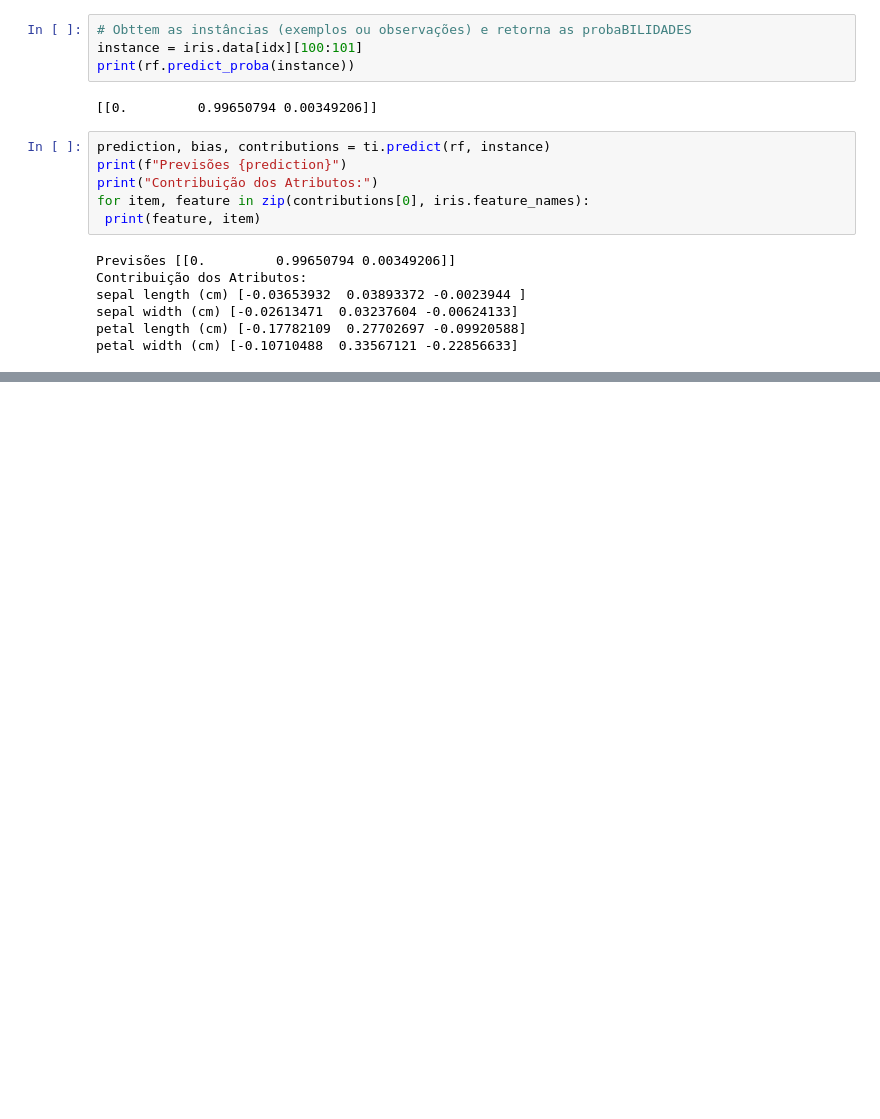
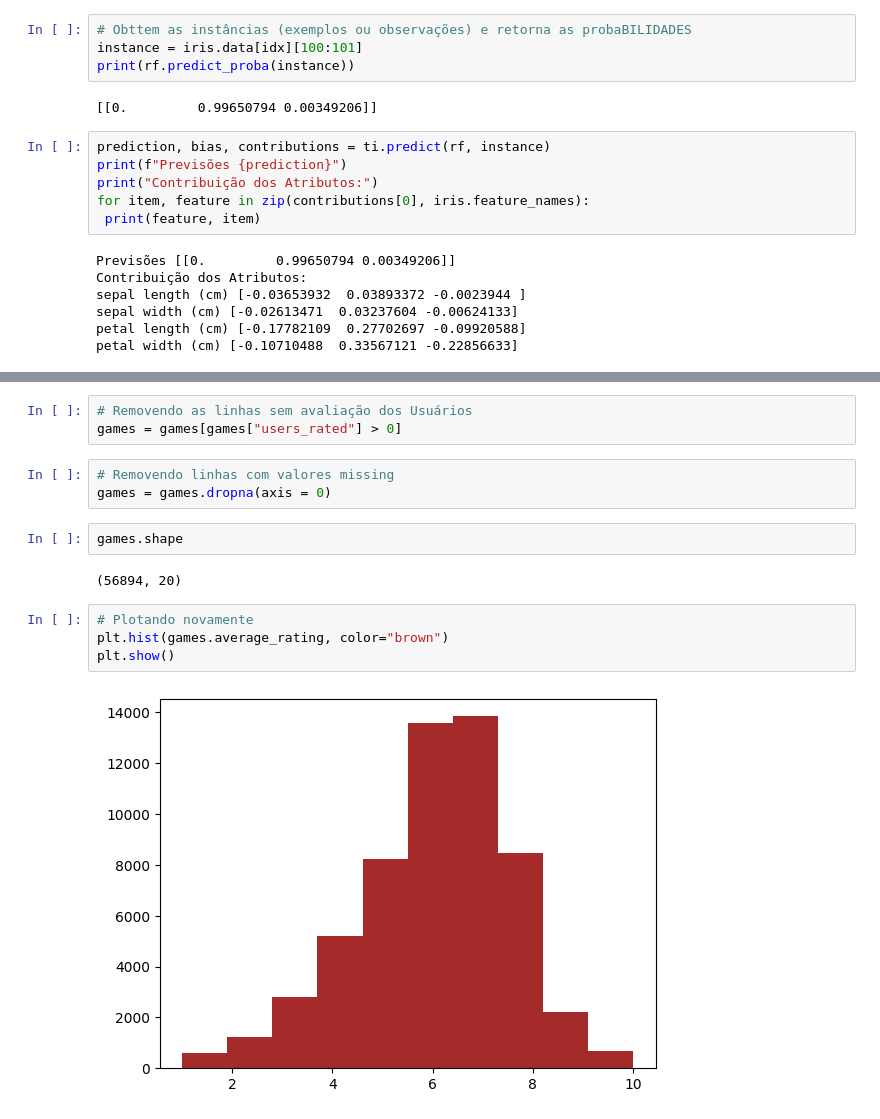
Before and after one commit to alyssonmontovanelli/formacao_dataScience_DSA, a Jupyter notebook: 04_machineLearning/Cap09_DecisionTree_RandomForest_Ensemble_pt2/02_Random_Forest_Python.ipynb, the cells around one changed output, grey strips where cells are left out. Saved outputs shown, nothing was run; the diff lists cells and outputs as text; blank space fills up the shorter version.

```diff
--- a/04_machineLearning/Cap09_DecisionTree_RandomForest_Ensemble_pt2/02_Random_Forest_Python.ipynb
+++ b/04_machineLearning/Cap09_DecisionTree_RandomForest_Ensemble_pt2/02_Random_Forest_Python.ipynb
@@ -375,0 +509,16 @@ petal width (cm) [-0.10710488  0.33567121 -0.22856633]
+# %%
+# Removendo as linhas sem avaliação dos Usuários
+games = games[games["users_rated"] > 0]
+# %%
+# Removendo linhas com valores missing
+games = games.dropna(axis = 0)
+# %%
+games.shape
+# %% [output]
+(56894, 20)
+# %%
+# Plotando novamente
+plt.hist(games.average_rating, color="brown")
+plt.show()
+# %% [output]
+[figure, added]
```
Also changed, not shown: parts of 32 cells of this notebook.
